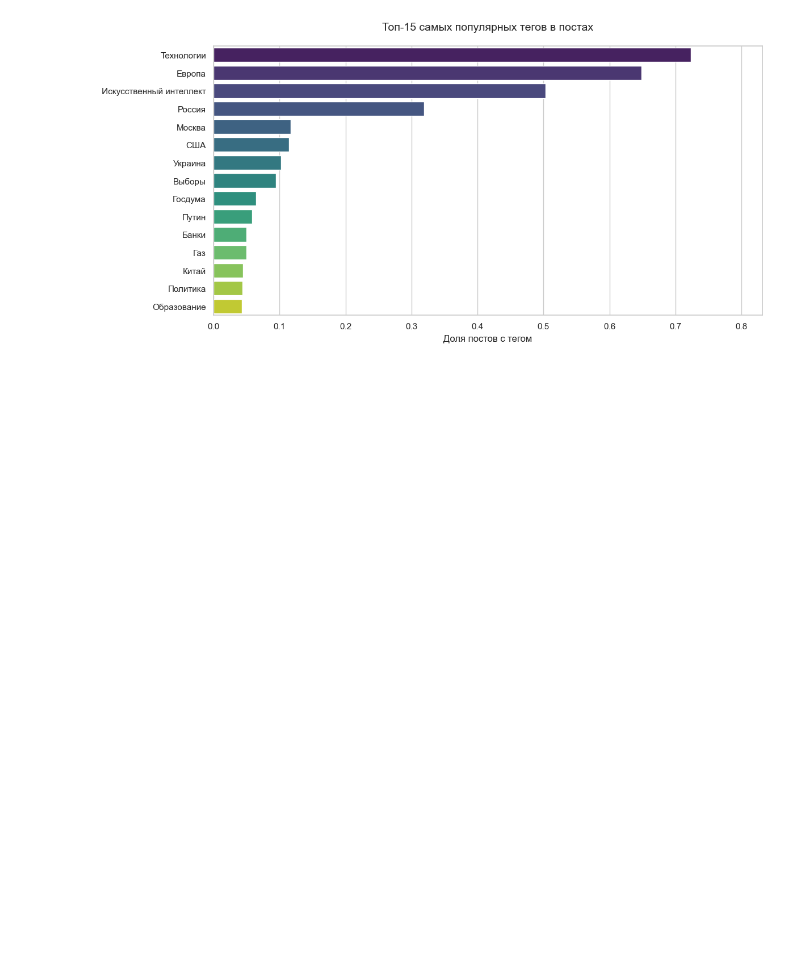
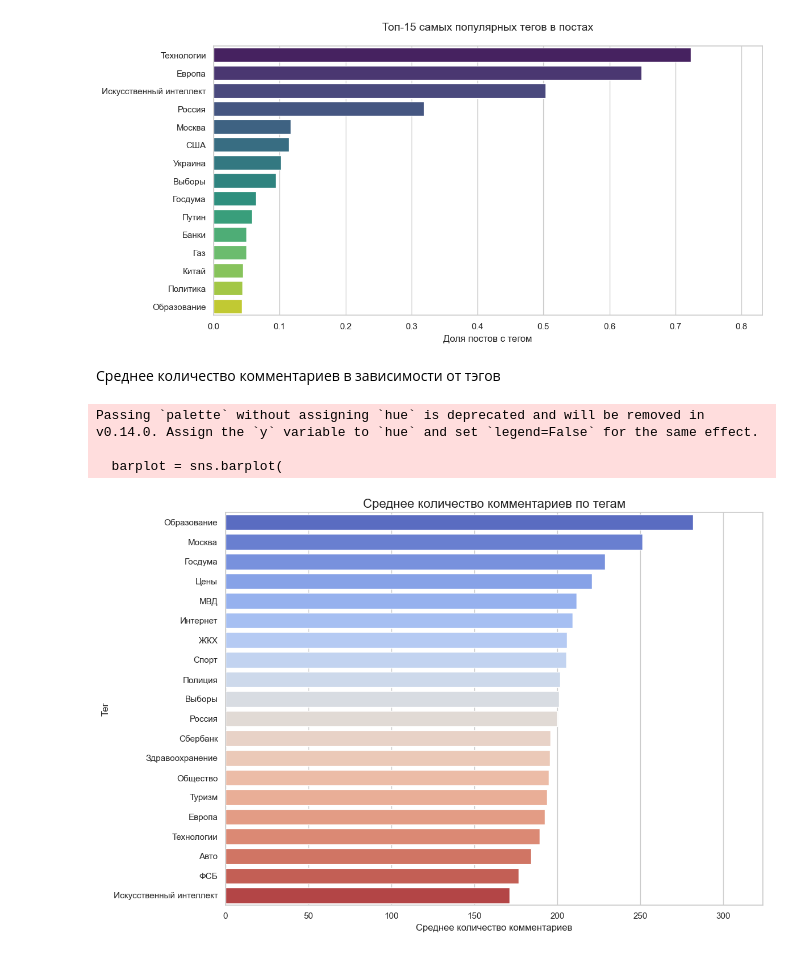
Before and after one commit to Enotta/scraping-api, a Jupyter notebook: api.ipynb, the cells around one changed output. Drawn from its saved outputs; the diff is of its cells as text; code cells hidden in the pictures; blank space fills up the shorter version.

```diff
--- a/api.ipynb
+++ b/api.ipynb
@@ -310,3 +310,47 @@ Passing `palette` without assigning `hue` is deprecated and will be removed in v
 
   barplot = sns.barplot(
 [figure]
+# %% [markdown]
+Среднее количество комментариев в зависимости от тэгов
+# %%
+
+# Расчет среднего количества комментариев по тегам
+tag_stats = []
+for tag in tags:
+    mask = df[tag] == 1
+    if mask.sum() > 0:  # Игнорируем теги без постов
+        mean_comments = df.loc[mask, "comments"].mean()
+        tag_stats.append({
+            'tag': tag.replace('tag_', ''),
+            'mean_comments': mean_comments,
+            'post_count': mask.sum()
+        })
+
+stats_df = pd.DataFrame(tag_stats)
+stats_df = stats_df[stats_df['post_count'] > 5]  # Минимум 5 постов с тегом
+stats_df = stats_df.sort_values('mean_comments', ascending=False).head(20)
+
+plt.figure(figsize=(12, 8))
+sns.set_theme(style="whitegrid")
+
+barplot = sns.barplot(
+    x='mean_comments',
+    y='tag',
+    data=stats_df,
+    palette="coolwarm",
+    orient='h'
+)
+
+plt.title('Среднее количество комментариев по тегам', fontsize=16)
+plt.xlabel('Среднее количество комментариев', fontsize=12)
+plt.ylabel('Тег', fontsize=12)
+plt.xlim(0, stats_df['mean_comments'].max() * 1.15)
+
+
+plt.tight_layout()
+plt.show()
+# %% [output]
+Passing `palette` without assigning `hue` is deprecated and will be removed in v0.14.0. Assign the `y` variable to `hue` and set `legend=False` for the same effect.
+
+  barplot = sns.barplot(
+[figure, added]
```
Also changed, not shown: parts of 8 cells of this notebook, 1 other file.
